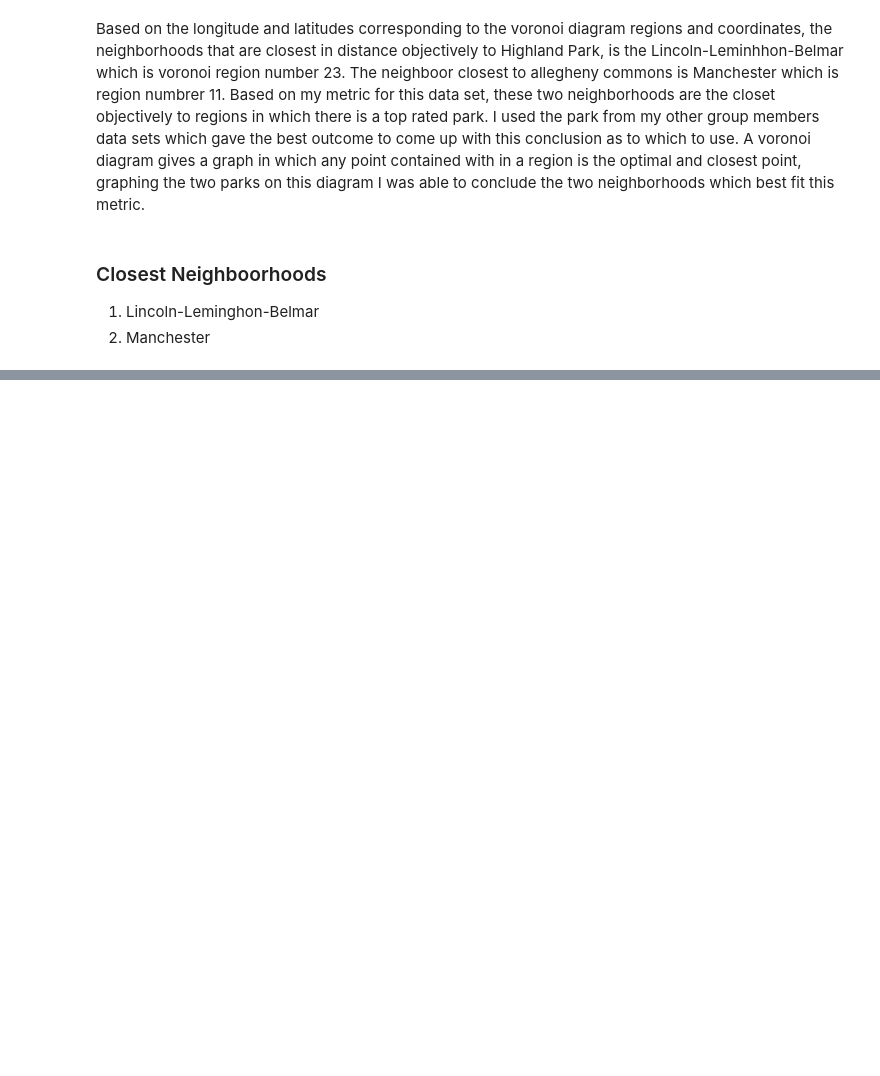
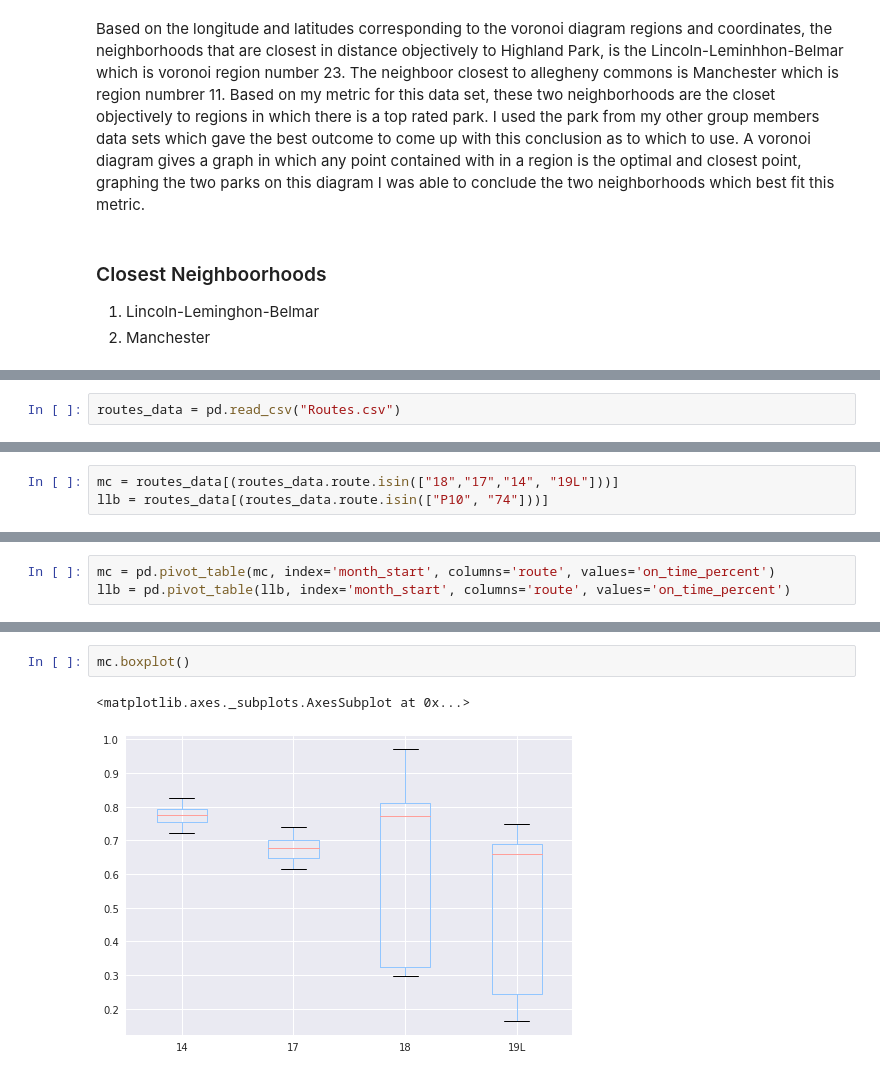
Before and after one commit to suchiattota/final-project-team-1, a Jupyter notebook: FinalProject.ipynb, the cells around one changed output, grey strips where cells are left out. Drawn from its saved outputs; the diff is of its cells as text; blank space fills up the shorter version.

```diff
--- a/FinalProject.ipynb
+++ b/FinalProject.ipynb
@@ -294,0 +300,2 @@ Based on the longitude and latitudes corresponding to the voronoi diagram region
+# %%
+routes_data = pd.read_csv("Routes.csv")
@@ -294,0 +304,3 @@ Based on the longitude and latitudes corresponding to the voronoi diagram region
+# %%
+mc = routes_data[(routes_data.route.isin(["18","17","14", "19L"]))]
+llb = routes_data[(routes_data.route.isin(["P10", "74"]))]
@@ -294,0 +309,3 @@ Based on the longitude and latitudes corresponding to the voronoi diagram region
+# %%
+mc = pd.pivot_table(mc, index='month_start', columns='route', values='on_time_percent')
+llb = pd.pivot_table(llb, index='month_start', columns='route', values='on_time_percent')
@@ -294,0 +314,5 @@ Based on the longitude and latitudes corresponding to the voronoi diagram region
+# %%
+mc.boxplot()
+# %% [output]
+<matplotlib.axes._subplots.AxesSubplot at 0x...>
+[figure, added]
```
Also changed, not shown: parts of 18 cells of this notebook.
